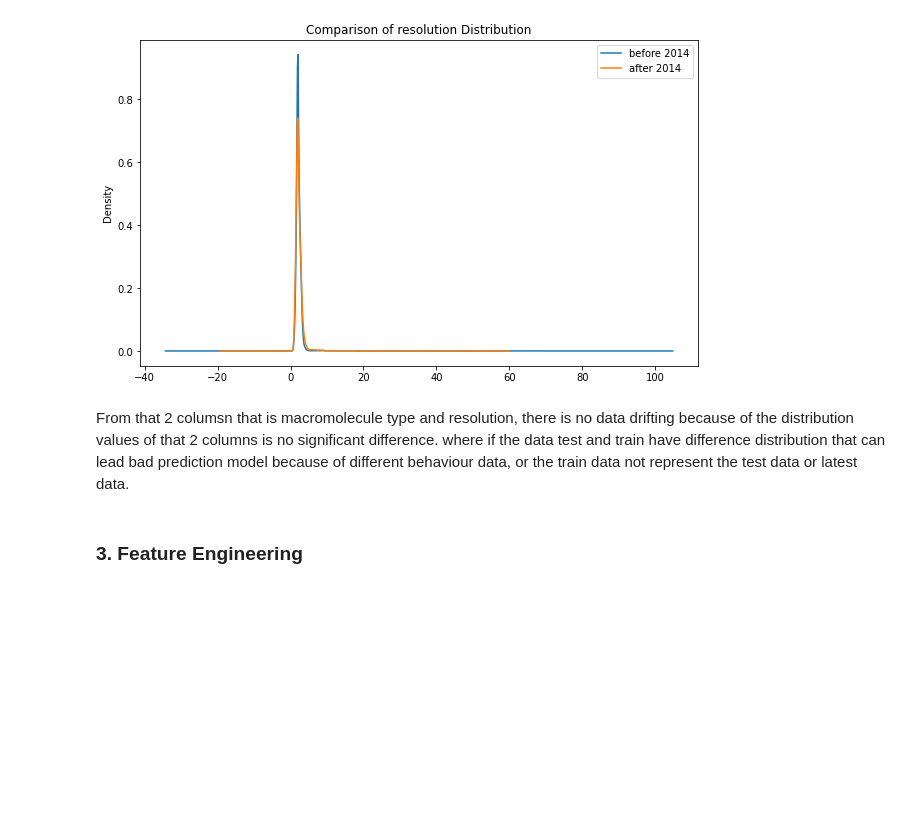
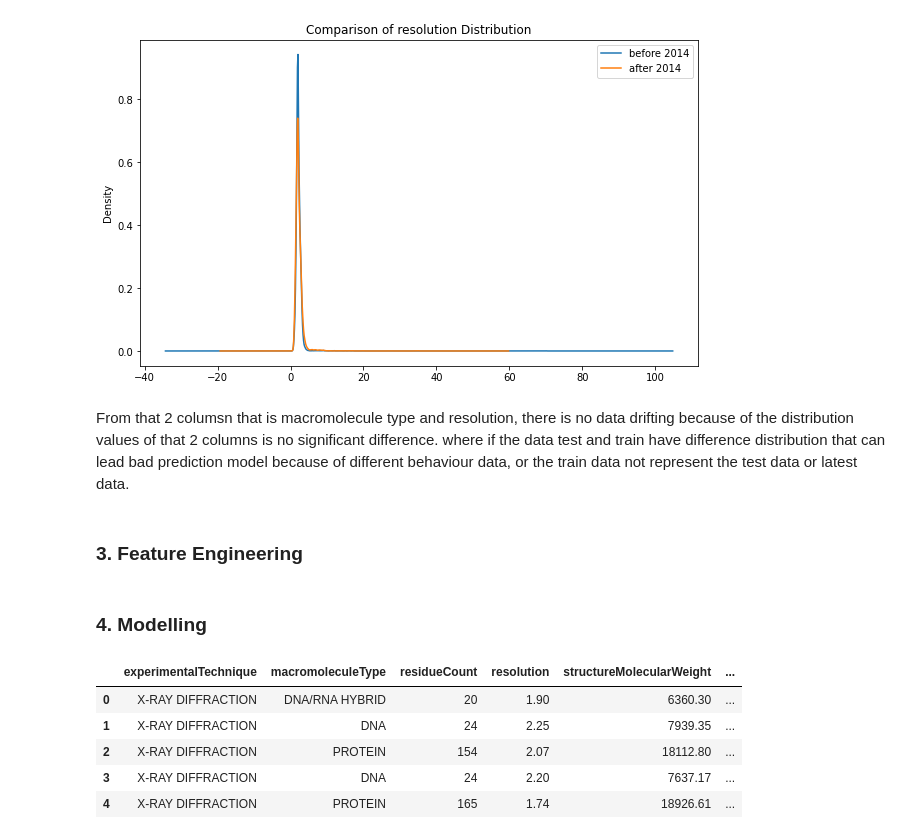
Before and after one commit to adhitizki/protein, a Jupyter notebook: notebook.ipynb, the cells around one changed output. Drawn from its saved outputs; the diff is of its cells as text; code cells hidden in the pictures; blank space fills up the shorter version.

```diff
--- a/notebook.ipynb
+++ b/notebook.ipynb
@@ -400,3 +400,14 @@ From that 2 columsn that is macromolecule type and resolution, there is no data
 # Simplify classification by usng regex (replace word after "/" and in parentheses)
 pattern = r'([^(/\s(]+)'
 df_meta['simple_class'] = df_meta['classification'].str.extract(pattern, expand=False)
+
+# Use only top 30 classification
+temp_class = df_meta['simple_class'].value_counts(ascending=False)[:30].index
+
+# Change anothe classification not top 30 into other
+df_meta.loc[~df_meta['simple_class'].isin(temp_class), 'simple_class'] = 'OTHER'
+# %%
+# Drop unnecessary columns because of many missing values and not related to classification
+df_meta = df_meta.drop(columns=['classification', 'publicationYear', 'pdbxDetails', 'crystallizationMethod'])
+# %% [markdown]
+### 4. Modelling
@@ -402,0 +416,11 @@ df_meta['simple_class'] = df_meta['classification'].str.extract(pattern, expand=
+# %%
+data = df_meta.iloc[:, 1:]
+# %%
+data.head(5)
+# %% [output]
+|  | experimentalTechnique | macromoleculeType | residueCount | resolution | structureMolecularWeight | ... |
+| 0 | X-RAY DIFFRACTION | DNA/RNA HYBRID | 20 | 1.90 | 6360.30 | ... |
+| 1 | X-RAY DIFFRACTION | DNA | 24 | 2.25 | 7939.35 | ... |
+| 2 | X-RAY DIFFRACTION | PROTEIN | 154 | 2.07 | 18112.80 | ... |
+| 3 | X-RAY DIFFRACTION | DNA | 24 | 2.20 | 7637.17 | ... |
+| 4 | X-RAY DIFFRACTION | PROTEIN | 165 | 1.74 | 18926.61 | ... |
```
Also changed, not shown: parts of 2 cells of this notebook, 1 other file.
